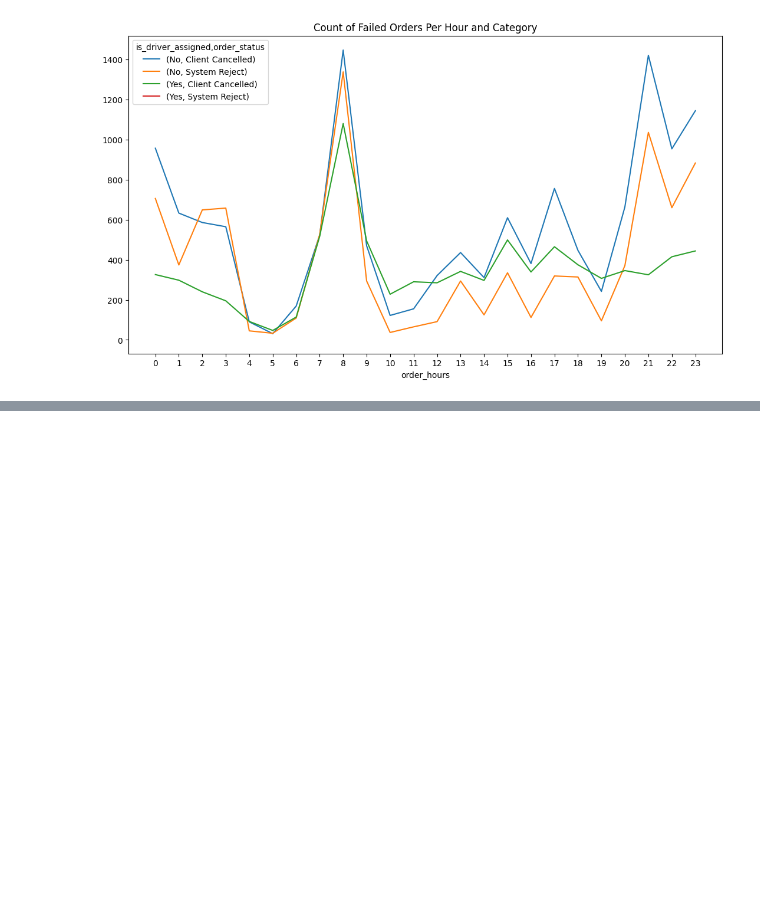
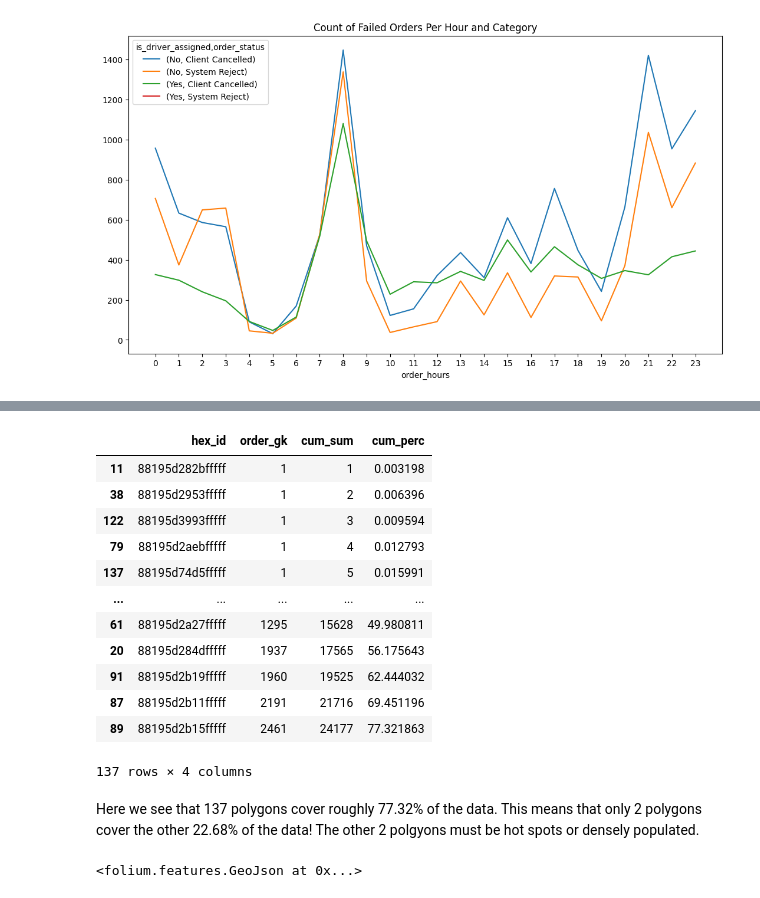
Before and after one commit to EWang229/GetTaxi_Failed_Order_Insights, a Jupyter notebook: notebook/worknotebook.ipynb, the cells around one changed output, grey strips where cells are left out. Drawn from its saved outputs; the diff is of its cells as text; code cells hidden in the pictures; blank space fills up the shorter version.

```diff
--- a/notebook/worknotebook.ipynb
+++ b/notebook/worknotebook.ipynb
@@ -73,0 +120,24 @@ grouped_hour.reset_index().pivot(index="order_hours",
+# %%
+df_grouped = df.groupby("hex_id")["order_gk"].count()
+# %%
+df_grouped = df_grouped.reset_index().sort_values(by = "order_gk")
+total_orders = df_grouped["order_gk"].sum()
+df_grouped["cum_sum"] = df_grouped["order_gk"].cumsum()
+df_grouped["cum_perc"] = 100 * df_grouped["cum_sum"] / total_orders
+df_grouped[df_grouped["cum_perc"] <= 80]
+# %% [output]
+|  | hex_id | order_gk | cum_sum | cum_perc |
+| 11 | 88195d282bfffff | 1 | 1 | 0.003198 |
+| 38 | 88195d2953fffff | 1 | 2 | 0.006396 |
+| 122 | 88195d3993fffff | 1 | 3 | 0.009594 |
+| 79 | 88195d2aebfffff | 1 | 4 | 0.012793 |
+| 137 | 88195d74d5fffff | 1 | 5 | 0.015991 |
+| ... | ... | ... | ... | ... |
+| 61 | 88195d2a27fffff | 1295 | 15628 | 49.980811 |
+| 20 | 88195d284dfffff | 1937 | 17565 | 56.175643 |
+| 91 | 88195d2b19fffff | 1960 | 19525 | 62.444032 |
+| 87 | 88195d2b11fffff | 2191 | 21716 | 69.451196 |
+| 89 | 88195d2b15fffff | 2461 | 24177 | 77.321863 |
+137 rows × 4 columns
+# %% [markdown]
+Here we see that 137 polygons cover roughly 77.32% of the data. This means that only 2 polygons cover the other 22.68% of the data! The other 2 polgyons must be hot spots or densely populated.
@@ -73,0 +171,10 @@ grouped_hour.reset_index().pivot(index="order_hours",
+# %%
+folium.GeoJson(data=geojson_str, style_function=lambda f: {
+    "fillColor": matplotlib.colors.to_hex(
+        colormap((f["properties"]["order_gk"] - min_order_gk) / (max_order_gk - min_order_gk))),
+    "color": "black",
+    "weight": 1,
+    "fillOpacity": 0.7
+}).add_to(map)
+# %% [output]
+<folium.features.GeoJson at 0x...>
```
Also changed, not shown: parts of 12 cells of this notebook, 3 other files.
